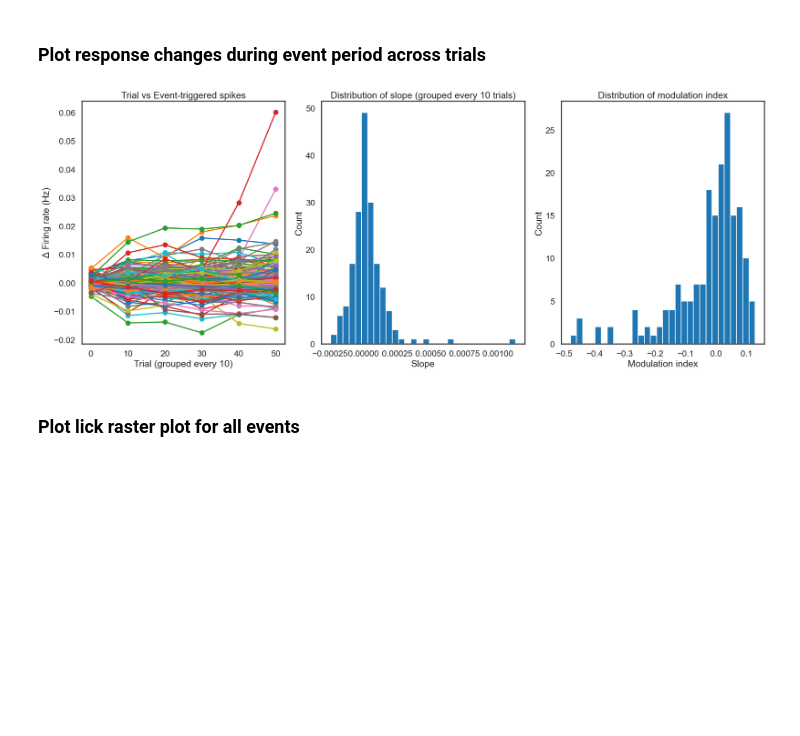
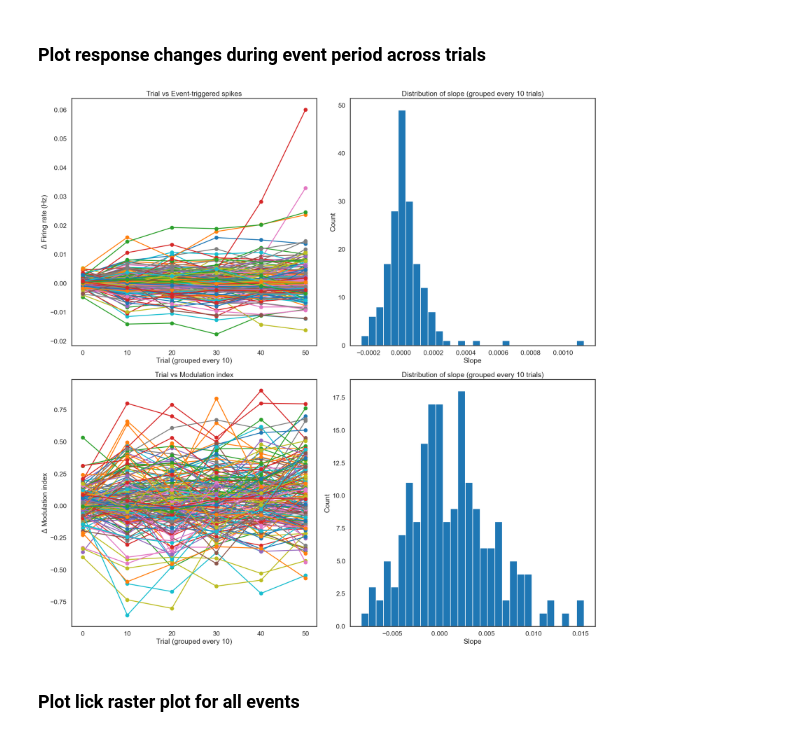
Before and after one commit to shunnnli/pyNeuroDAP, a Jupyter notebook: notebooks/Shun_analyze_sessions.ipynb, the cells around one changed output. Drawn from its saved outputs; the diff is of its cells as text; code cells hidden in the pictures; blank space fills up the shorter version.

Commit message:
trial level mod index

```diff
--- a/notebooks/Shun_analyze_sessions.ipynb
+++ b/notebooks/Shun_analyze_sessions.ipynb
@@ -827,37 +801,58 @@ mod_results = ndap.get_event_modulation(
     test='wilcoxon',
     alpha=0.05,
 )
+
+mod_index_diff_grouped = ndap.get_trial_changes(mod_results['mod_index_per_trial'], n_grouped_trials=n_grouped_trials, n_baseline_trials=5)
+if mod_index_diff_grouped.ndim != 2 or mod_index_diff_grouped.shape[1] < 2:
+    mod_index_slopes = np.full(mod_index_diff_grouped.shape[0], np.nan, dtype=float)
+else:
+    mod_index_slopes = (mod_index_diff_grouped[:, -1] - mod_index_diff_grouped[:, 0]) / (
+        (mod_index_diff_grouped.shape[1] - 1) * n_grouped_trials
+    )
 # %%
 # Plot trial vs normalized spikes for each unit, with x-axis as individual trial
-fig, axs = plt.subplots(1, 3, figsize=(20, 8))
+fig, axs = plt.subplots(2, 2, figsize=(20, 20))
 
 # Plot grouped event rates (averaged every n_grouped_trials)
 for i, unit_id in enumerate(good_unit_ids):
-    axs[0].plot(
+    axs[0,0].plot(
         np.arange(event_rates_diff_grouped.shape[1]) * n_grouped_trials,
         event_rates_diff_grouped[i],
         marker='o',
     )
-axs[0].set_xlabel(f'Trial (grouped every {n_grouped_trials})')
-axs[0].set_ylabel(r'$\Delta$ Firing rate (Hz)')
-axs[0].set_title(f'Trial vs Event-triggered spikes')
+axs[0,0].set_xlabel(f'Trial (grouped every {n_grouped_trials})')
+axs[0,0].set_ylabel(r'$\Delta$ Firing rate (Hz)')
+axs[0,0].set_title(f'Trial vs Event-triggered spikes')
 
 # Plot distribution of slope (event_rates_diff_grouped vs trial)
-axs[1].hist(slopes, bins=30)
-axs[1].set_xlabel('Slope')
-axs[1].set_ylabel('Count')
-axs[1].set_title(f'Distribution of slope (grouped every {n_grouped_trials} trials)')
+axs[0,1].hist(event_rates_slopes, bins=30)
+axs[0,1].set_xlabel('Slope')
+axs[0,1].set_ylabel('Count')
+axs[0,1].set_title(f'Distribution of slope (grouped every {n_grouped_trials} trials)')
 
-# Plot distribution of modulation index
-axs[2].hist(mod_results['mod_index'], bins=30)
-axs[2].set_xlabel('Modulation index')
-axs[2].set_ylabel('Count')
-axs[2].set_title(f'Distribution of modulation index')
+
+
+# Plot grouped event rates (averaged every n_grouped_trials)
+for i, unit_id in enumerate(good_unit_ids):
+    axs[1,0].plot(
+        np.arange(mod_index_diff_grouped.shape[1]) * n_grouped_trials,
+        mod_index_diff_grouped[i],
+        marker='o',
+    )
+axs[1,0].set_xlabel(f'Trial (grouped every {n_grouped_trials})')
+axs[1,0].set_ylabel(r'$\Delta$ Modulation index')
+axs[1,0].set_title(f'Trial vs Modulation index')
+
+# Plot distribution of slope (event_rates_diff_grouped vs trial)
+axs[1,1].hist(mod_index_slopes, bins=30)
+axs[1,1].set_xlabel('Slope')
+axs[1,1].set_ylabel('Count')
+axs[1,1].set_title(f'Distribution of slope (grouped every {n_grouped_trials} trials)')
 
 plt.tight_layout()
 plt.show()
 # %% [output]
-[figure, old version]
+[figure, new version]
 # %% [markdown]
 ### Plot lick raster plot for all events
 # %%
```
Also changed, not shown: parts of 5 cells of this notebook, 3 other files.
